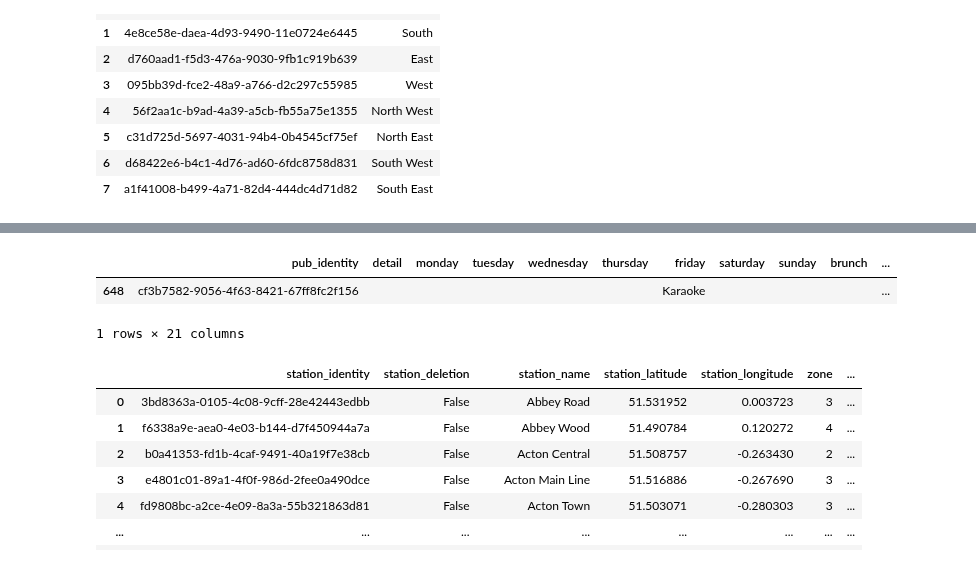
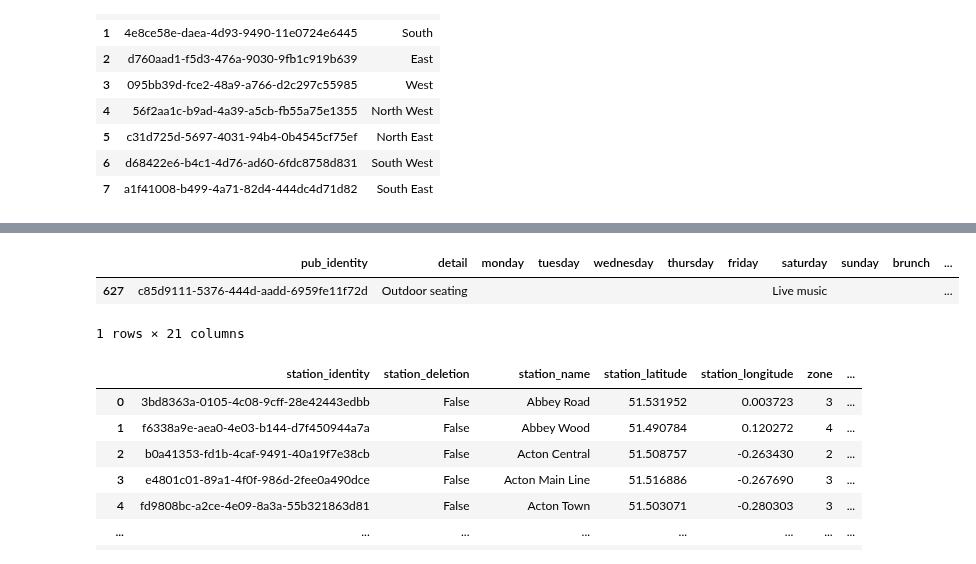
Before and after one commit to cartsmate/thepubcrawls, a Jupyter notebook: stations_edit.ipynb, the cells around one changed output, grey strips where cells are left out. Cells and saved outputs as stored; diff of their text form; code cells hidden in the pictures.

Commit message:
add saturday events

```diff
--- a/stations_edit.ipynb
+++ b/stations_edit.ipynb
@@ -177,25 +177,25 @@ df2.head(1)
 1 rows × 21 columns
 # %%
-id = 'cf3b7582-9056-4f63-8421-67ff8fc2f156'
+id = 'c85d9111-5376-444d-aadd-6959fe11f72d'
 # df.loc[df['pub_identity'] == id, 'monday'] = 'Closed'
 # df.loc[df['pub_identity'] == id, 'tuesday'] = 'Closed'
 # df.loc[df['pub_identity'] == id, 'wednesday'] = 'Closed'
 # df.loc[df['pub_identity'] == id, 'thursday'] = 'Closed'
-df.loc[df['pub_identity'] == id, 'friday'] = 'Karaoke'
-# df.loc[df['pub_identity'] == id, 'saturday'] = 'Live music'
+# df.loc[df['pub_identity'] == id, 'friday'] = 'Karaoke hire'
+df.loc[df['pub_identity'] == id, 'saturday'] = 'Live music'
 # df.loc[df['pub_identity'] == id, 'sunday'] = 'Closed'
-df.loc[df['pub_identity'] == id, 'entertain'] = 'Friday karaoke'
-# df.loc[df['pub_identity'] == id, 'music'] = 'Friday & Saturday'
+# df.loc[df['pub_identity'] == id, 'entertain'] = 'Saturday murder mystery events'
+df.loc[df['pub_identity'] == id, 'music'] = 'Saturday'
 # df.loc[df['pub_identity'] == id, 'quiz'] = 'Monday 7.45pm'
 # df.loc[df['pub_identity'] == id, 'brunch'] = 'Wednesday night'
-df.loc[df['pub_identity'] == id, 'detail'] = ''
+df.loc[df['pub_identity'] == id, 'detail'] = 'Outdoor seating'
 df = df.sort_values(by='pub_identity')
 df.to_csv(cwd + '/files/diary.csv', index=False, sep=',', encoding='utf-8')
 Filter_df = df[df.pub_identity == id]
 Filter_df
 # %% [output]
 |  | pub_identity | detail | monday | tuesday | wednesday | thursday | friday | saturday | sunday | brunch | ... |
-| 648 | cf3b7582-9056-4f63-8421-67ff8fc2f156 |  |  |  |  |  | Karaoke |  |  |  | ... |
+| 627 | c85d9111-5376-444d-aadd-6959fe11f72d | Outdoor seating |  |  |  |  |  | Live music |  |  | ... |
 1 rows × 21 columns
 # %%
 df2 = pd.read_csv(cwd + '/files/stations.csv')
```
Also changed, not shown: parts of 1 cell of this notebook, 1 other file.
